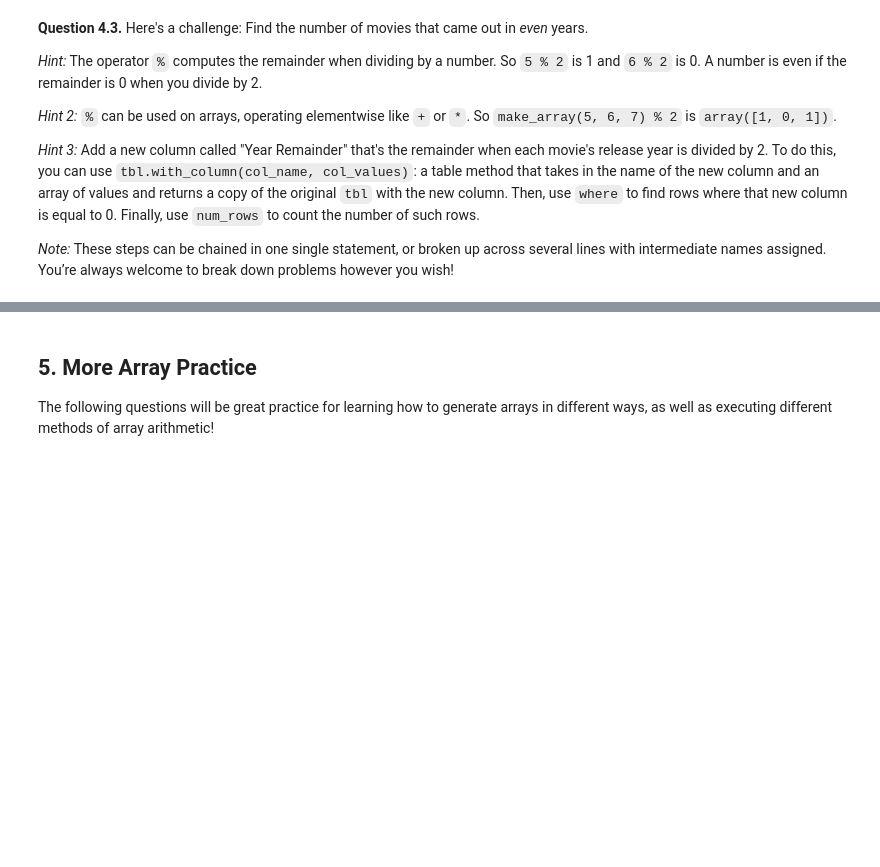
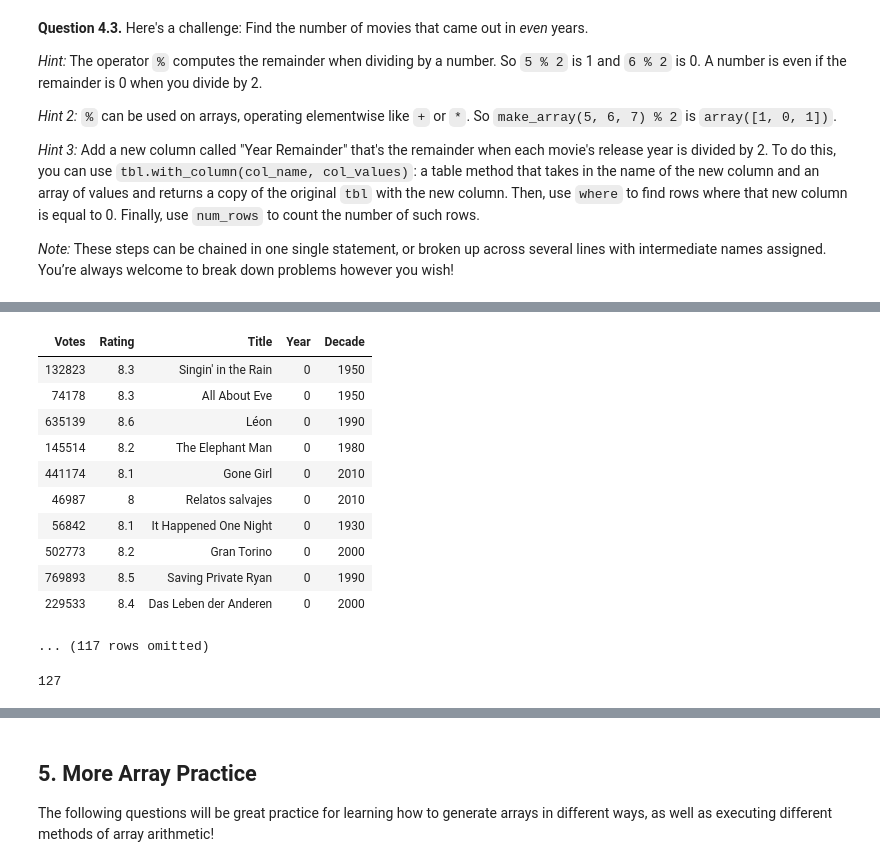
Before and after one commit to miracomstock/MCNewRepo, a Jupyter notebook: Lab 3 - Tables and Arrays/lab03.ipynb, the cells around one changed output, grey strips where cells are left out. Drawn from its saved outputs; the diff is of its cells as text; code cells hidden in the pictures; blank space fills up the shorter version.

```diff
--- a/Lab 3 - Tables and Arrays/lab03.ipynb
+++ b/Lab 3 - Tables and Arrays/lab03.ipynb
@@ -667,5 +705,23 @@ grader.check("q42")
+# %%
+Tables_Even = New_Table.where("Year",0)
+Tables_Even
+# %% [output]
+| Votes | Rating | Title | Year | Decade |
+| 132823 | 8.3 | Singin' in the Rain | 0 | 1950 |
+| 74178 | 8.3 | All About Eve | 0 | 1950 |
+| 635139 | 8.6 | Léon | 0 | 1990 |
+| 145514 | 8.2 | The Elephant Man | 0 | 1980 |
+| 441174 | 8.1 | Gone Girl | 0 | 2010 |
+| 46987 | 8 | Relatos salvajes | 0 | 2010 |
+| 56842 | 8.1 | It Happened One Night | 0 | 1930 |
+| 502773 | 8.2 | Gran Torino | 0 | 2000 |
+| 769893 | 8.5 | Saving Private Ryan | 0 | 1990 |
+| 229533 | 8.4 | Das Leben der Anderen | 0 | 2000 |
+... (117 rows omitted)
 # %%
-num_even_year_movies = ...
+num_even_year_movies = Tables_Even.num_rows
 num_even_year_movies
+# %% [output]
+127
 # %%
 grader.check("q43")
```
Also changed, not shown: parts of 17 cells of this notebook, 4 other files.
